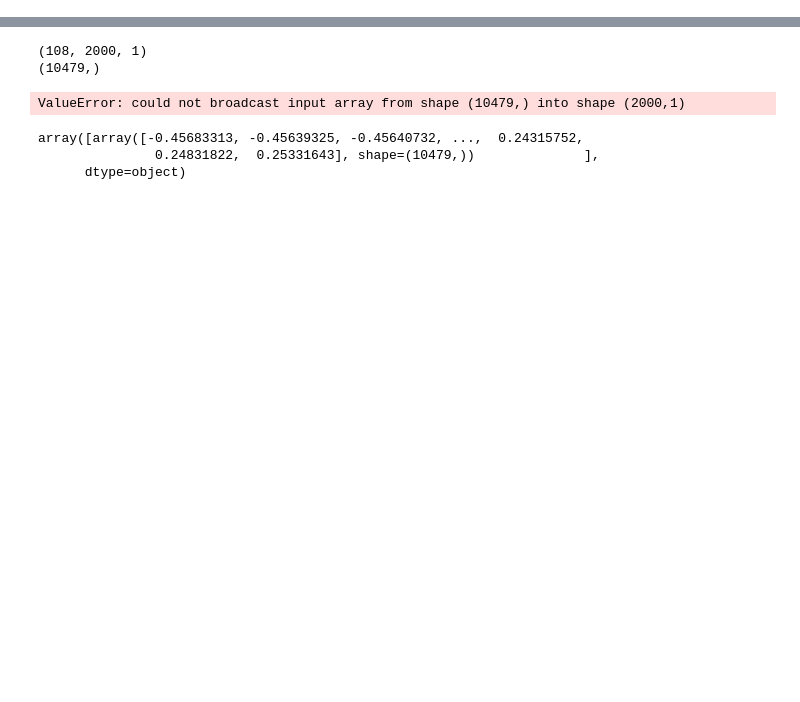
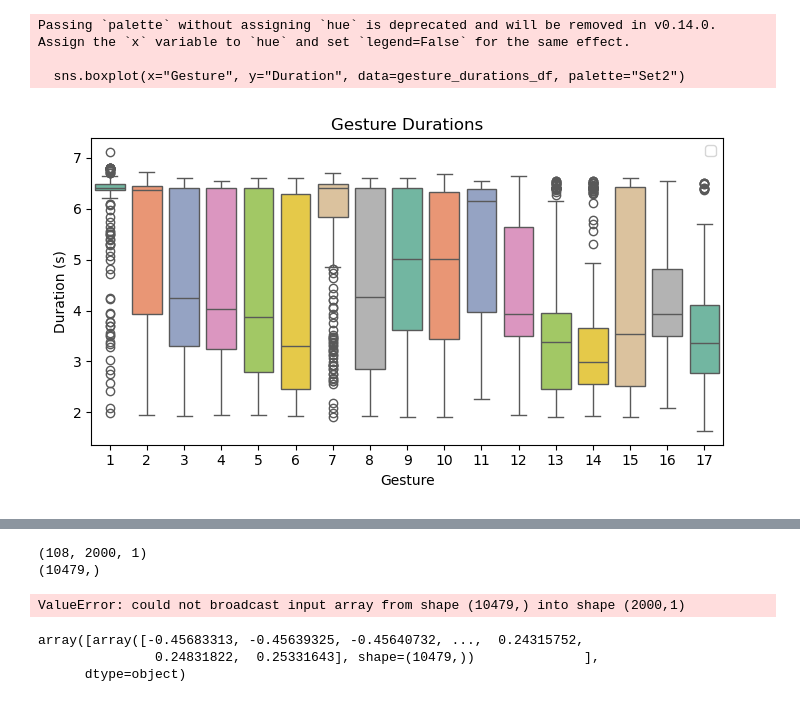
Before and after one commit to sumachinta/emg-gesture-classification-ninapro, a Jupyter notebook: notebooks/02_data_preprocessing.ipynb, the cells around one changed output, grey strips where cells are left out. Drawn from its saved outputs; the diff is of its cells as text; code cells hidden in the pictures; blank space fills up the shorter version.

Commit message:
exploring the preprocessed data

```diff
--- a/notebooks/02_data_preprocessing.ipynb
+++ b/notebooks/02_data_preprocessing.ipynb
@@ -40,0 +67,31 @@ plt.show()
+# %%
+
+gesture_durations_df = pd.DataFrame(columns=["Subject", "Gesture", "Repetition", "Duration"])
+gesture_durations = []
+emg_clean = np.zeros_like(emg)
+windowTimeS = 1  # in seconds
+
+# Go through all subjects and save duration of each gesture and each repetition
+for subject_number in range(1,41):
+    print(f"Processing subject {subject_number}...")
+
+    emg, stimulus, repetition, time, Fs = load_ninapro_data(subject_number=subject_number, exercise_number=exercise_number, dataPath=dataPath)
+    emg_clean = np.zeros_like(emg)
+
+    for ch in range(emg.shape[1]):
+        emg_clean[:, ch] = preprocess_emg(emg[:, ch], Fs, smoothen=True, lowcut=20.0, highcut=450.0, smooth_window=0.05, normalize=True)
+    for gesture in np.unique(stimulus):
+        if gesture == 0:
+            continue
+        for rep in range(1, 7):
+            indices = np.where((stimulus == gesture) & (repetition == rep))[0]
+            if len(indices) == 0:
+                continue
+            # duration = time[indices[-1]] - time[indices[0]]
+            duration = len(indices) / Fs  # in seconds
+            gesture_durations.append({"Subject": subject_number, "Gesture": gesture, "Repetition": rep, "Duration": duration})
+            # Epoch data for each gesture and repetition for ML purposes
+
+
+gesture_durations_df = pd.DataFrame(gesture_durations)
+gesture_durations_df.to_csv(parentDir / "data" / "processed" / "gesture_durations.csv", index=False)
@@ -40,0 +116,19 @@ plt.show()
+# %%
+# Plot durations per gesture as a box plot
+import seaborn as sns
+plt.figure(figsize=(7, 4))
+sns.boxplot(x="Gesture", y="Duration", data=gesture_durations_df, palette="Set2")
+plt.xlabel('Gesture')
+plt.ylabel('Duration (s)')
+plt.title('Gesture Durations')
+plt.tight_layout()
+plt.legend()
+plt.tight_layout()
+if saveFigs:
+    plt.savefig(parentDir / "results" / "figures" / f"gesture_durations_summary.png", dpi=300)
+plt.show()
+# %% [output]
+Passing `palette` without assigning `hue` is deprecated and will be removed in v0.14.0. Assign the `x` variable to `hue` and set `legend=False` for the same effect.
+
+  sns.boxplot(x="Gesture", y="Duration", data=gesture_durations_df, palette="Set2")
+[figure, added]
```
Also changed, not shown: parts of 15 cells of this notebook.
